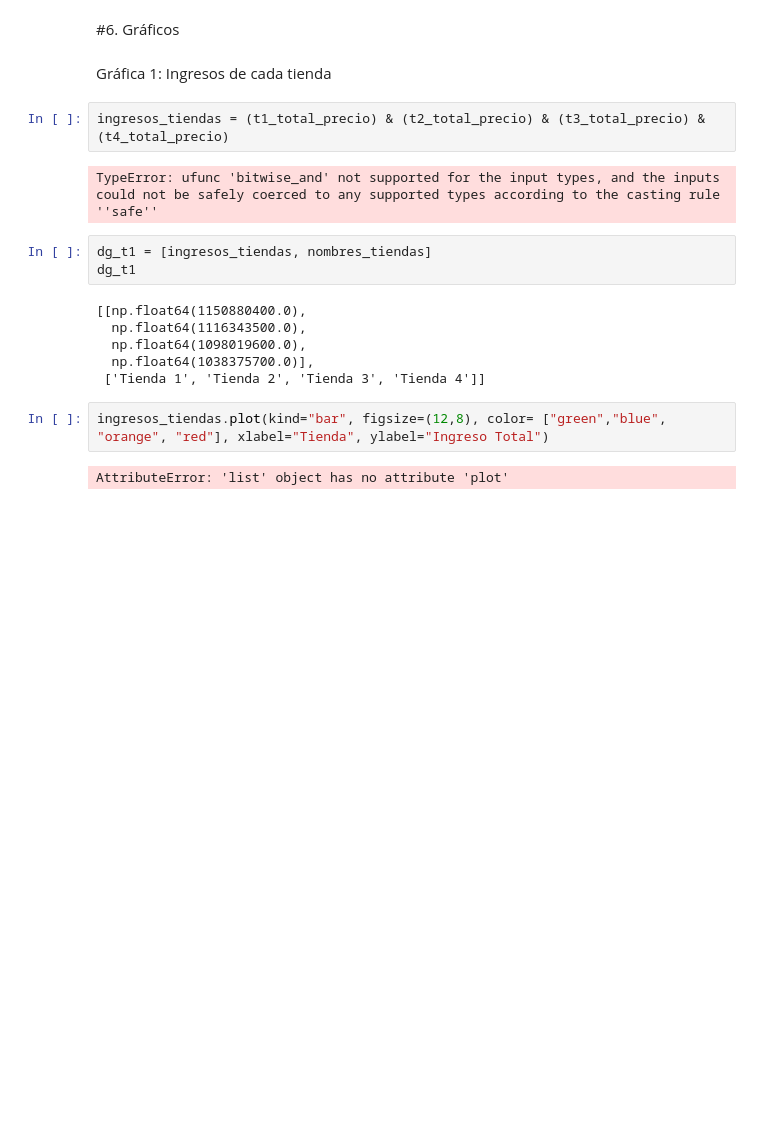
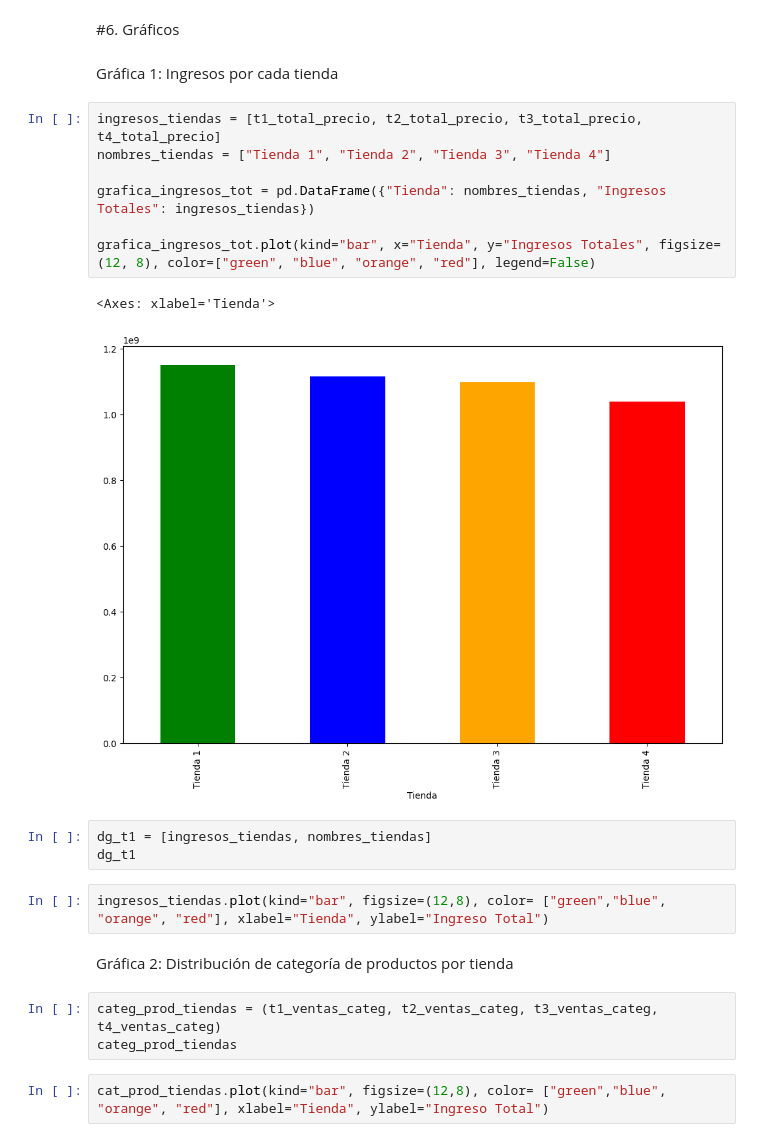
Before and after one commit to DarkLyng/Challenge_Alura_Store, a Jupyter notebook: AluraStoreLatam.ipynb, the cells around one changed output. Drawn from its saved outputs; the diff is of its cells as text; blank space fills up the shorter version.

```diff
--- a/AluraStoreLatam.ipynb
+++ b/AluraStoreLatam.ipynb
@@ -390,21 +390,26 @@ np.float64(23459.457167090754)
 # %% [markdown]
 #6. Gráficos
 # %% [markdown]
-Gráfica 1: Ingresos de cada tienda
+Gráfica 1: Ingresos por cada tienda
-# %%
-ingresos_tiendas = (t1_total_precio) & (t2_total_precio) & (t3_total_precio) & (t4_total_precio)
-# %% [output]
-TypeError: ufunc 'bitwise_and' not supported for the input types, and the inputs could not be safely coerced to any supported types according to the casting rule ''safe''
+# %%
+ingresos_tiendas = [t1_total_precio, t2_total_precio, t3_total_precio, t4_total_precio]
+nombres_tiendas = ["Tienda 1", "Tienda 2", "Tienda 3", "Tienda 4"]
+
+grafica_ingresos_tot = pd.DataFrame({"Tienda": nombres_tiendas, "Ingresos Totales": ingresos_tiendas})
+
+grafica_ingresos_tot.plot(kind="bar", x="Tienda", y="Ingresos Totales", figsize=(12, 8), color=["green", "blue", "orange", "red"], legend=False)
+# %% [output]
+<Axes: xlabel='Tienda'>
+[figure, added]
 # %%
 dg_t1 = [ingresos_tiendas, nombres_tiendas]
 dg_t1
-# %% [output]
-[[np.float64(1150880400.0),
-  np.float64(1116343500.0),
-  np.float64(1098019600.0),
-  np.float64(1038375700.0)],
- ['Tienda 1', 'Tienda 2', 'Tienda 3', 'Tienda 4']]
 # %%
 ingresos_tiendas.plot(kind="bar", figsize=(12,8), color= ["green","blue", "orange", "red"], xlabel="Tienda", ylabel="Ingreso Total")
-# %% [output]
-AttributeError: 'list' object has no attribute 'plot'
+# %% [markdown]
+Gráfica 2: Distribución de categoría de productos por tienda
+# %%
+categ_prod_tiendas = (t1_ventas_categ, t2_ventas_categ, t3_ventas_categ, t4_ventas_categ)
+categ_prod_tiendas
+# %%
+cat_prod_tiendas.plot(kind="bar", figsize=(12,8), color= ["green","blue", "orange", "red"], xlabel="Tienda", ylabel="Ingreso Total")
```
Also changed, not shown: parts of 2 cells of this notebook.
